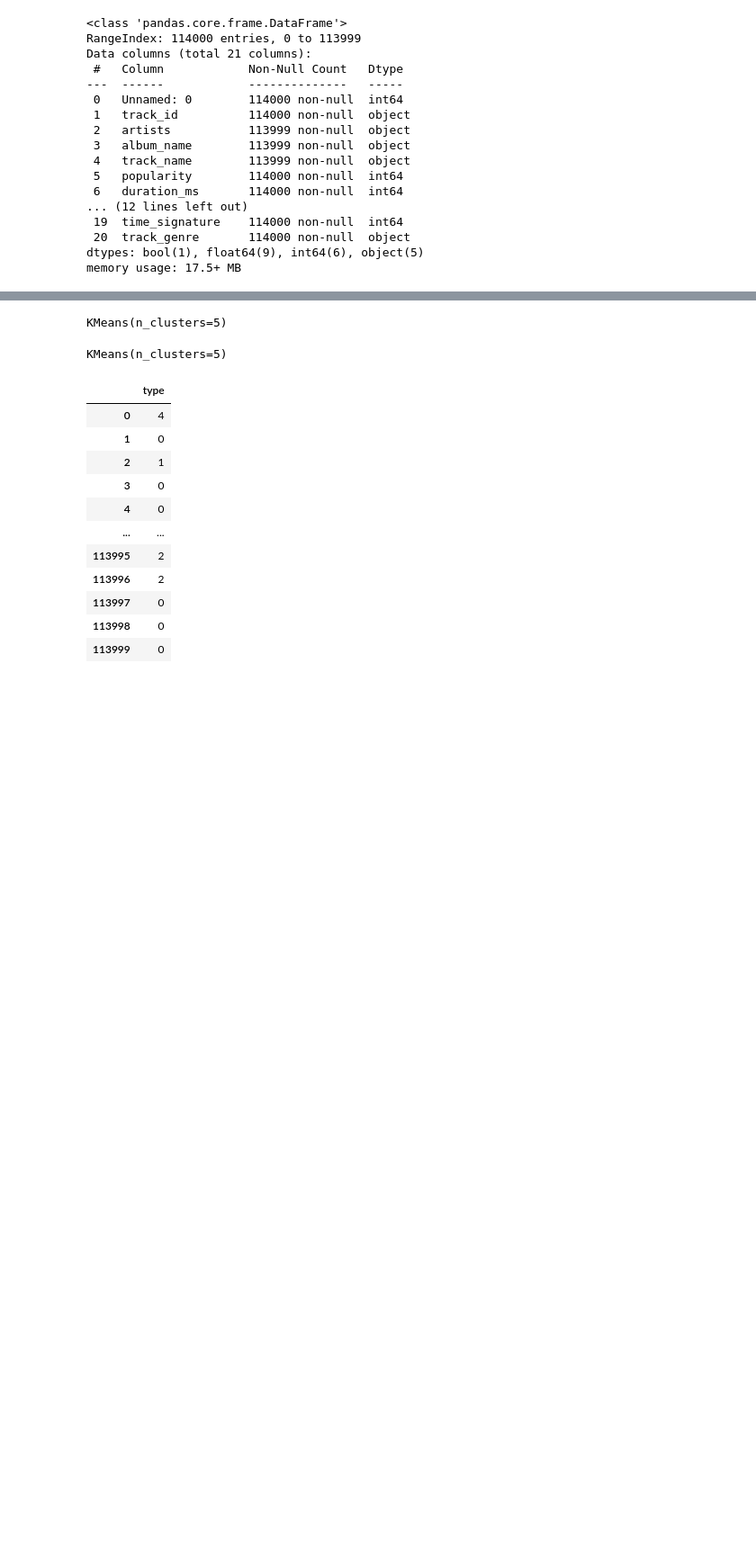
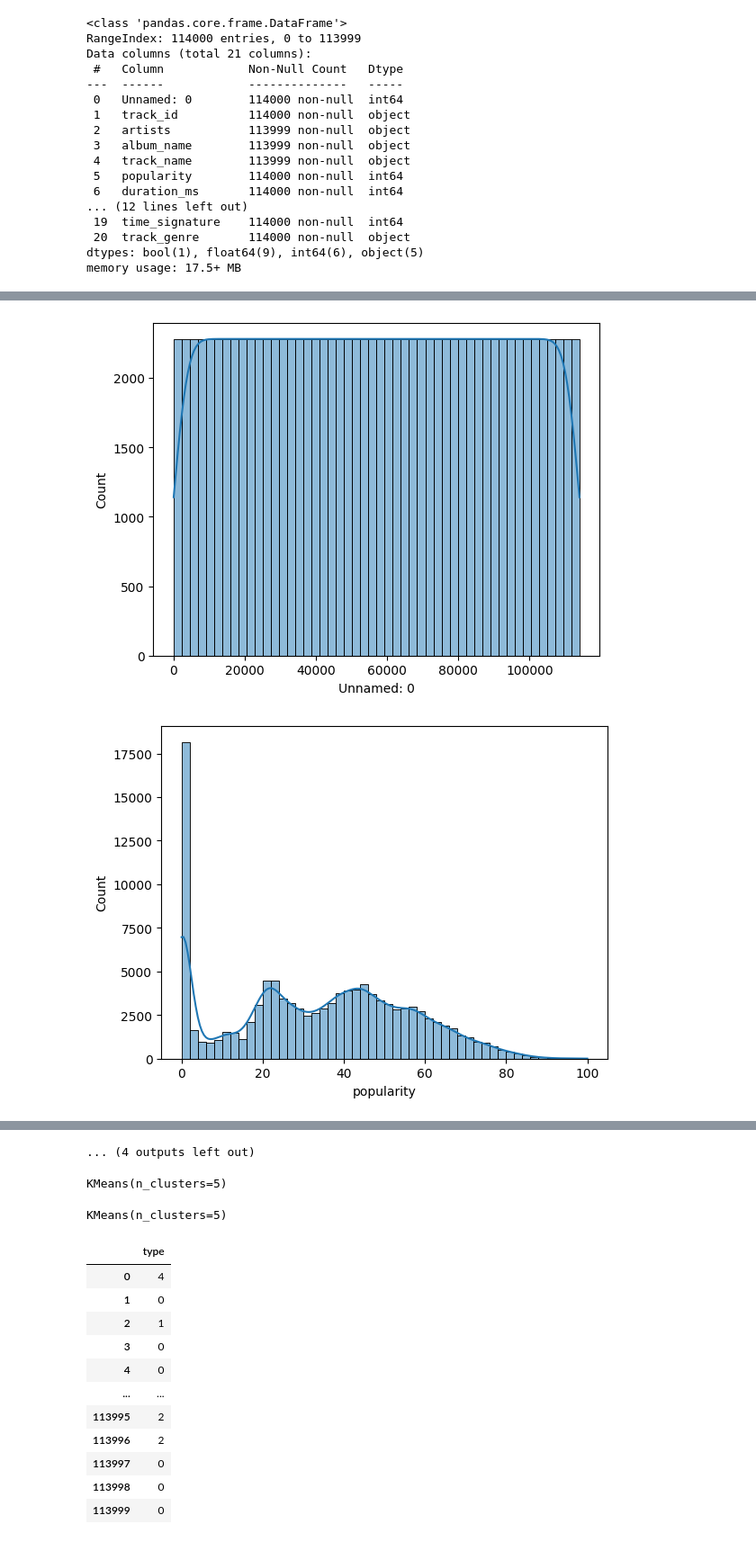
Before and after one commit to Priyanka-Keshavan/Team6_1.4_Spotify_Capstone, a Jupyter notebook: Spotify.ipynb, the cells around one changed output, grey strips where cells are left out. Shown at 90% size. Drawn from its saved outputs; the diff is of its cells as text; code cells hidden in the pictures; blank space fills up the shorter version.

```diff
--- a/Spotify.ipynb
+++ b/Spotify.ipynb
@@ -70,0 +61,16 @@ memory usage: 17.5+ MB
+# %%
+#Histogram with sns
+#Though process: At first, I was going to make separate histogram code with sns but realized that would be extremely repetitive and inefficient, so I used some
+#of my previous Java knowledge combined with the work I have previously done in this course to sort out categorical values and make histograms for them on a loop
+num_cols = tracks_df.select_dtypes(include=np.number).columns
+for col in num_cols:
+  sns.histplot(
+      data=tracks_df,
+      bins = 50,
+      x=col,
+      kde=True
+  )
+  plt.show()
+# %% [output]
+[figure, added]
+[figure, added]
@@ -71,3 +87,4 @@ memory usage: 17.5+ MB
+... (4 outputs left out)
 # %%
 kmeans = KMeans(n_clusters = 5)
 # %%
```
Also changed, not shown: parts of 7 cells of this notebook.
